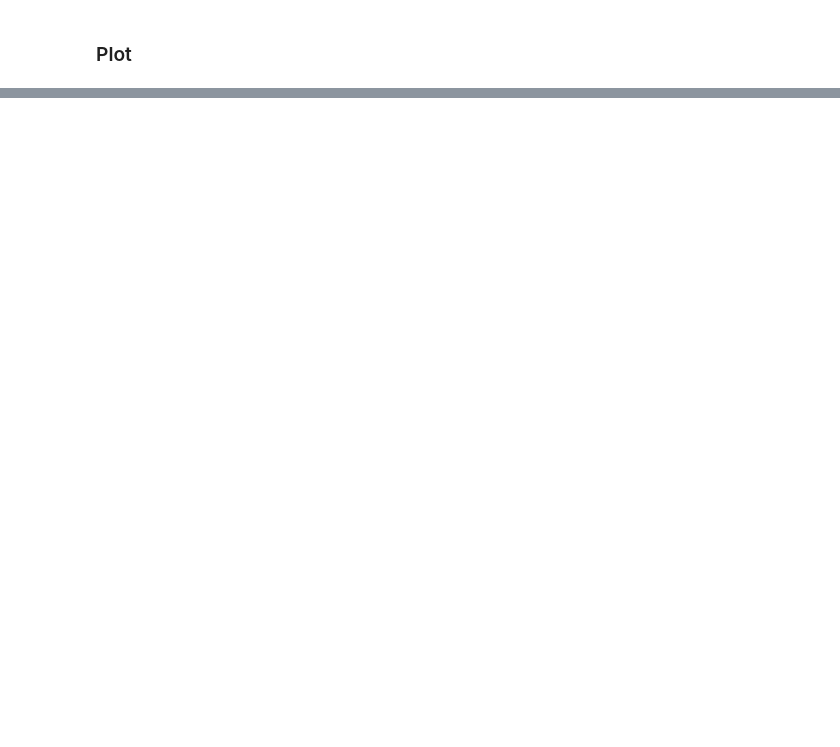
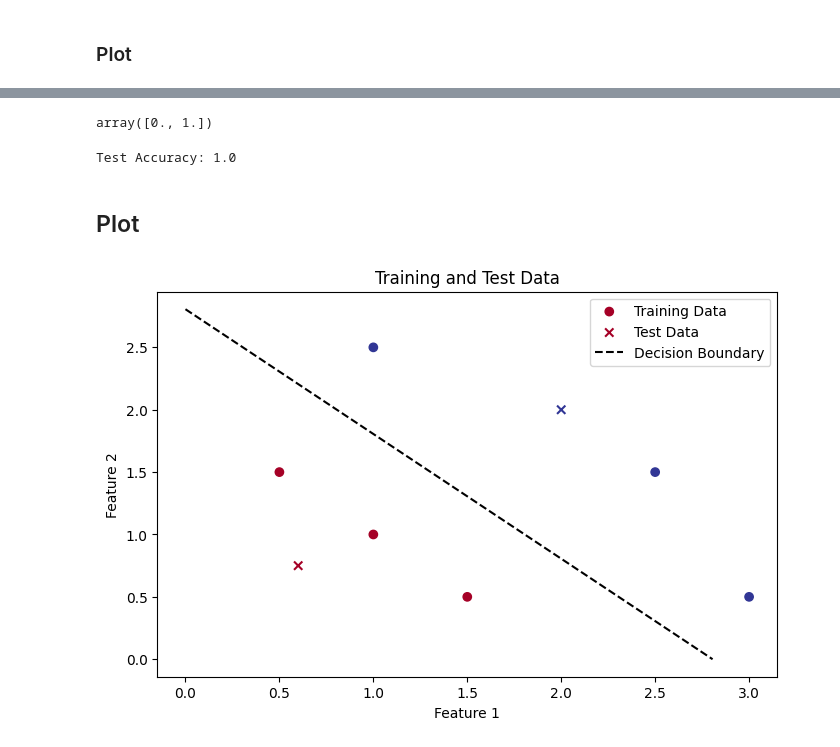
Before and after one commit to Erik172/machine-learning-engineer, a Jupyter notebook: notebooks/logistic_regression/01_logistic_regression_scratch.ipynb, the cells around one changed output, grey strips where cells are left out. Cells and saved outputs as stored; diff of their text form; code cells hidden in the pictures; blank space fills up the shorter version.

Commit message:
add prediction

```diff
--- a/notebooks/logistic_regression/01_logistic_regression_scratch.ipynb
+++ b/notebooks/logistic_regression/01_logistic_regression_scratch.ipynb
@@ -4,8 +4,8 @@ import copy
 import numpy as np
 import matplotlib.pyplot as plt
 # %%
-X_train = np.array([[0.5, 1.5], [1,1], [1.5, 0.5], [3, 0.5], [2, 2], [1, 2.5]])
-y_train = np.array([0, 0, 0, 1, 1, 1])
+X_train = np.array([[0.5, 1.5], [.6,.75], [1,1], [1.5, 0.5], [3, 0.5], [2, 2], [1, 2.5], [2.5, 1.5]])
+y_train = np.array([0, 0, 0, 0, 1, 1, 1, 1])
 # %%
 plt.figure(figsize=(8, 5))
 
@@ -111,0 +134,5 @@ plt.legend()
+# %%
+from sklearn.model_selection import train_test_split
+
+X_train, X_test, y_train, y_test = train_test_split(X_train, y_train, test_size=0.2, random_state=42)
+X_train.shape, X_test.shape, y_train.shape, y_test.shape
@@ -111,0 +141,8 @@ plt.legend()
+# %%
+# Train the model
+w_tmp = np.zeros_like(X_train[0])
+b_tmp = 0.
+alpha = 0.1
+iters = 10000
+w_out, b_out, _ = get_gradient_descent(X_train, y_train, w_tmp, b_tmp, alpha, iters)
+print(f"\nupdated parameters: w:{w_out}, b:{b_out}")
@@ -111,0 +162,36 @@ plt.legend()
+# %%
+# Make predictions on the test set
+y_pred = predict(X_test, w_out, b_out)
+y_pred
+# %% [output]
+array([0., 1.])
+# %%
+# Evaluate the model
+acc = accuracy(y_test, y_pred)
+print(f"Test Accuracy: {acc}")
+# %% [output]
+Test Accuracy: 1.0
+# %% [markdown]
+## Plot
+# %%
+plt.figure(figsize=(8, 5))
+
+# Plot the training data
+plt.scatter(X_train[:, 0], X_train[:, 1], c=y_train, cmap=plt.cm.RdYlBu, label='Training Data')
+# Plot the test data
+plt.scatter(X_test[:, 0], X_test[:, 1], c=y_test, cmap=plt.cm.RdYlBu, marker='x', label='Test Data')
+
+plt.xlabel('Feature 1')
+plt.ylabel('Feature 2')
+plt.title('Training and Test Data')
+plt.legend()
+
+# Plot the decision boundary
+x0 = -b_out / w_out[0]
+x1 = -b_out / w_out[1]
+plt.plot([0, x1], [x1, 0], 'k--', label='Decision Boundary')
+plt.legend()
+
+plt.show()
+# %% [output]
+[figure, added]
```
Also changed, not shown: parts of 12 cells of this notebook.
